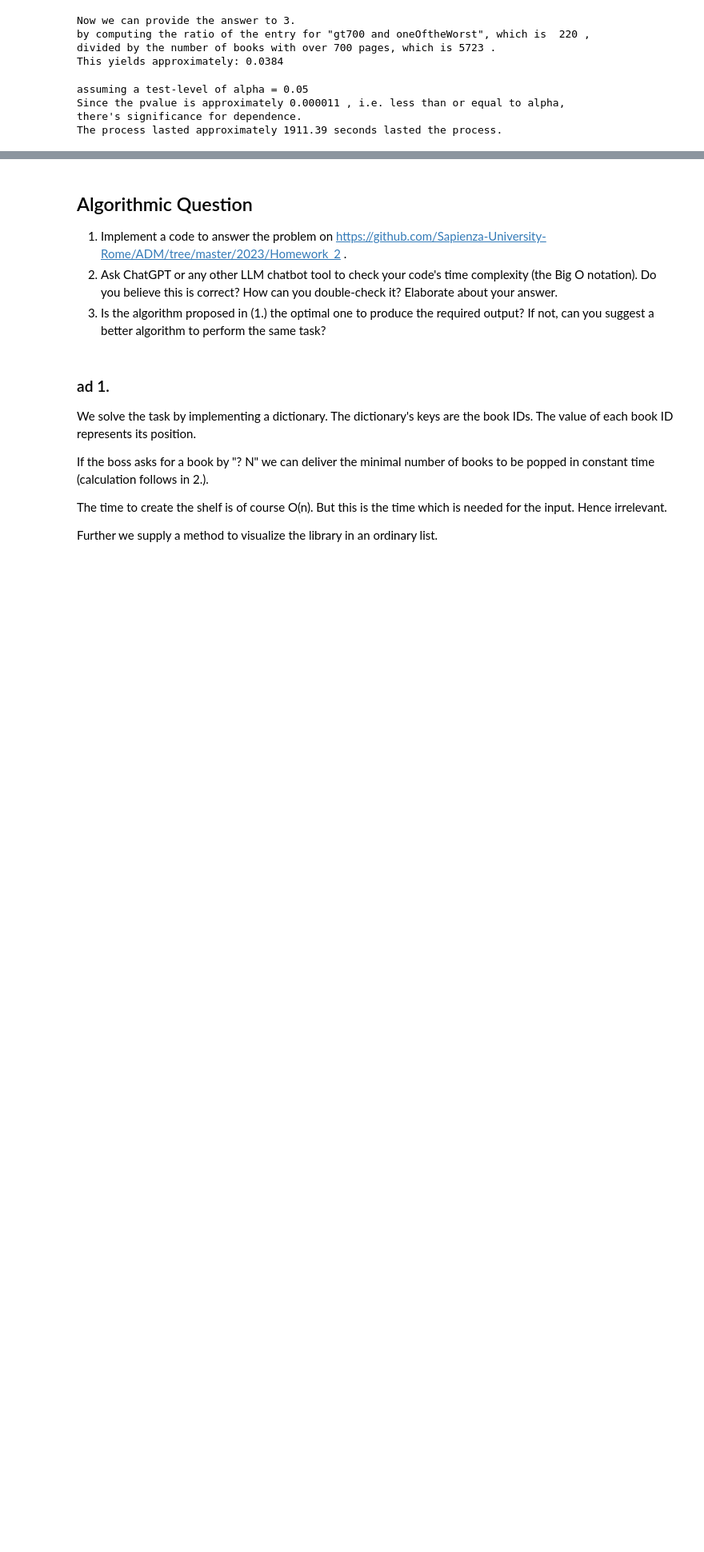
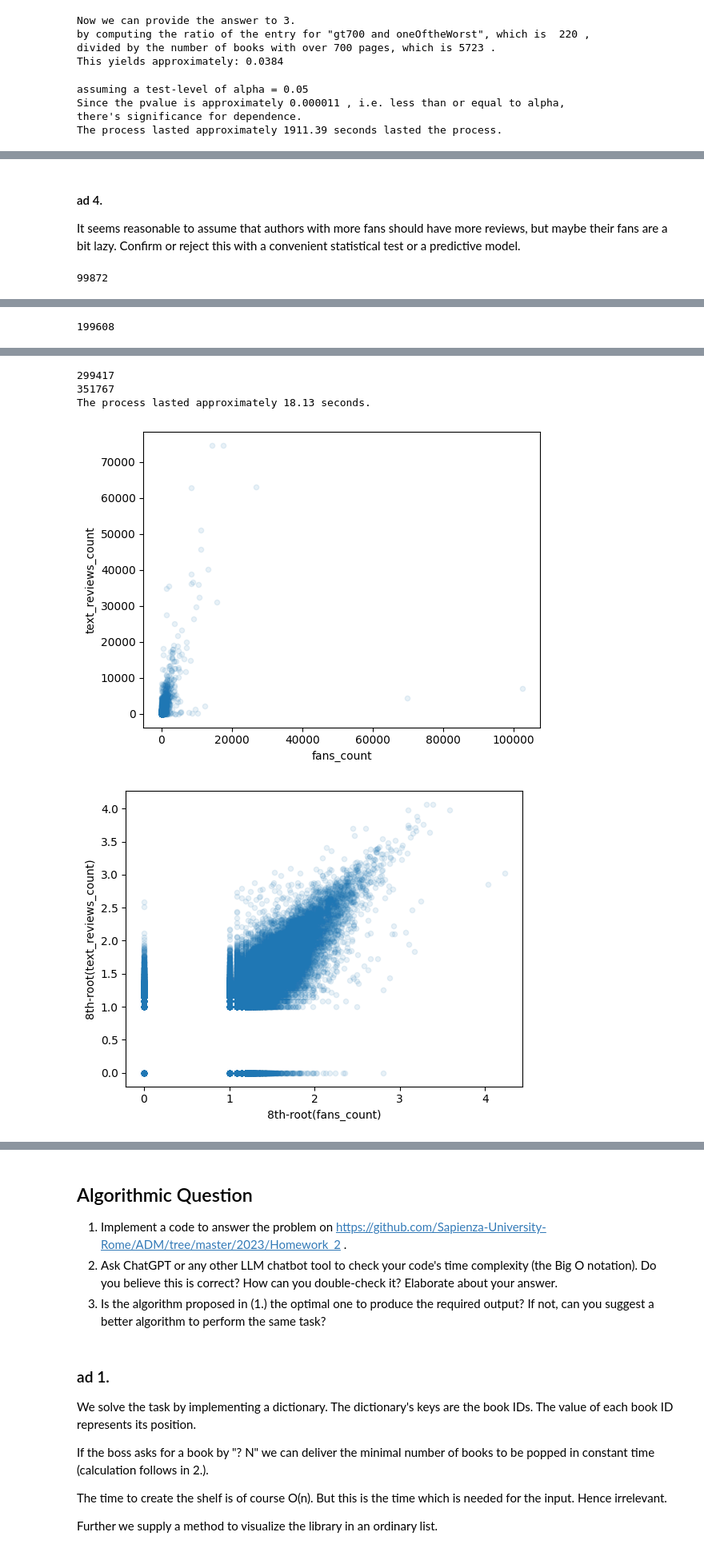
Before and after one commit to desterote753/ADM-HW2-Group3, a Jupyter notebook: main.ipynb, the cells around one changed output, grey strips where cells are left out. Shown at 80% size. Cells and saved outputs as stored; diff of their text form; code cells hidden in the pictures; blank space fills up the shorter version.

```diff
--- a/main.ipynb
+++ b/main.ipynb
@@ -350,0 +499,11 @@ The process lasted approximately 1911.39 seconds lasted the process.
+# %%
+english_languages = {'en',
+ 'en-CA',
+ 'en-GB',
+ 'en-IN',
+ 'en-US',
+ 'eng',
+ 'enm'}
+no_languages = {'',
+ '--',
+ 'Select...',}
@@ -350,0 +662,49 @@ The process lasted approximately 1911.39 seconds lasted the process.
+# %% [markdown]
+#### ad 4.
+It seems reasonable to assume that authors with more fans should have more reviews, but maybe their fans are a bit lazy. Confirm or reject this with a convenient statistical test or a predictive model.
+# %%
+books_df = None # to hopefully free some memory
+authors_df = None
+processed_rows = 0
+chunksize = 10**5
+nrows = None # 4*10**3
+flag = True
+
+start = perf_counter()
+chunks = pd.read_json(os.path.join(*data_path, 'lighter_authors' + '.json'), lines=True, chunksize=chunksize, nrows=nrows, dtype={'num_pages':'numeric', 'average_rating':'numeric'})
+for chunk in chunks:
+    processed_rows += len(chunk)
+    chunk = chunk[['text_reviews_count', 'fans_count']]
+    chunk['text_reviews_count'] = pd.to_numeric(chunk['text_reviews_count'], errors='coerce')
+    chunk['fans_count'] = pd.to_numeric(chunk['fans_count'], errors='coerce')
+    chunk = chunk[ (~chunk['text_reviews_count'].isna()) & (~chunk['fans_count'].isna())
+                    & (chunk['text_reviews_count']>=0 ) & (chunk['fans_count']>=0 )]
+    chunk['8th-root(text_reviews_count)'] = (chunk['text_reviews_count'])**(1/8) # since we allow for 0-values, we use the root to lower the impact of outliers
+    chunk['8th-root(fans_count)'] = (chunk['fans_count'])**(1/8)
+
+    if flag:
+        authors_df = chunk
+        flag = False
+    else:
+        authors_df = pd.concat([books_df, chunk], axis=0)
+    print(processed_rows)
+
+
+authors_df.plot.scatter(x='fans_count', y='text_reviews_count', alpha = 0.1)
+authors_df.plot.scatter(x='8th-root(fans_count)', y='8th-root(text_reviews_count)', alpha = 0.1)
+from sklearn.linear_model import LinearRegression
+from sklearn.metrics import mean_squared_error
+
+model_set = authors_df[['fans_count','text_reviews_count']]
+# model_set = model_set[ ~model_set['fans_count'].isna()]
+# model_set = model_set[ ~model_set['text_reviews_count'].isna()]
+# model_set = model_set[np.isfinite(model_set).all(1)]
+
+model = LinearRegression()
+model.fit(model_set[['fans_count']], model_set['text_reviews_count'])
+score = model.score(model_set[['fans_count']], model_set['text_reviews_count'])
+end = perf_counter()
+duration = end - start
+print('The process lasted approximately', '{:.2f}'.format(duration), "seconds.")
+# %% [output]
+99872
@@ -350,0 +731 @@ The process lasted approximately 1911.39 seconds lasted the process.
+199608
@@ -350,0 +752,5 @@ The process lasted approximately 1911.39 seconds lasted the process.
+299417
+351767
+The process lasted approximately 18.13 seconds.
+[figure, added]
+[figure, added]
```
Also changed, not shown: parts of 22 cells of this notebook.
